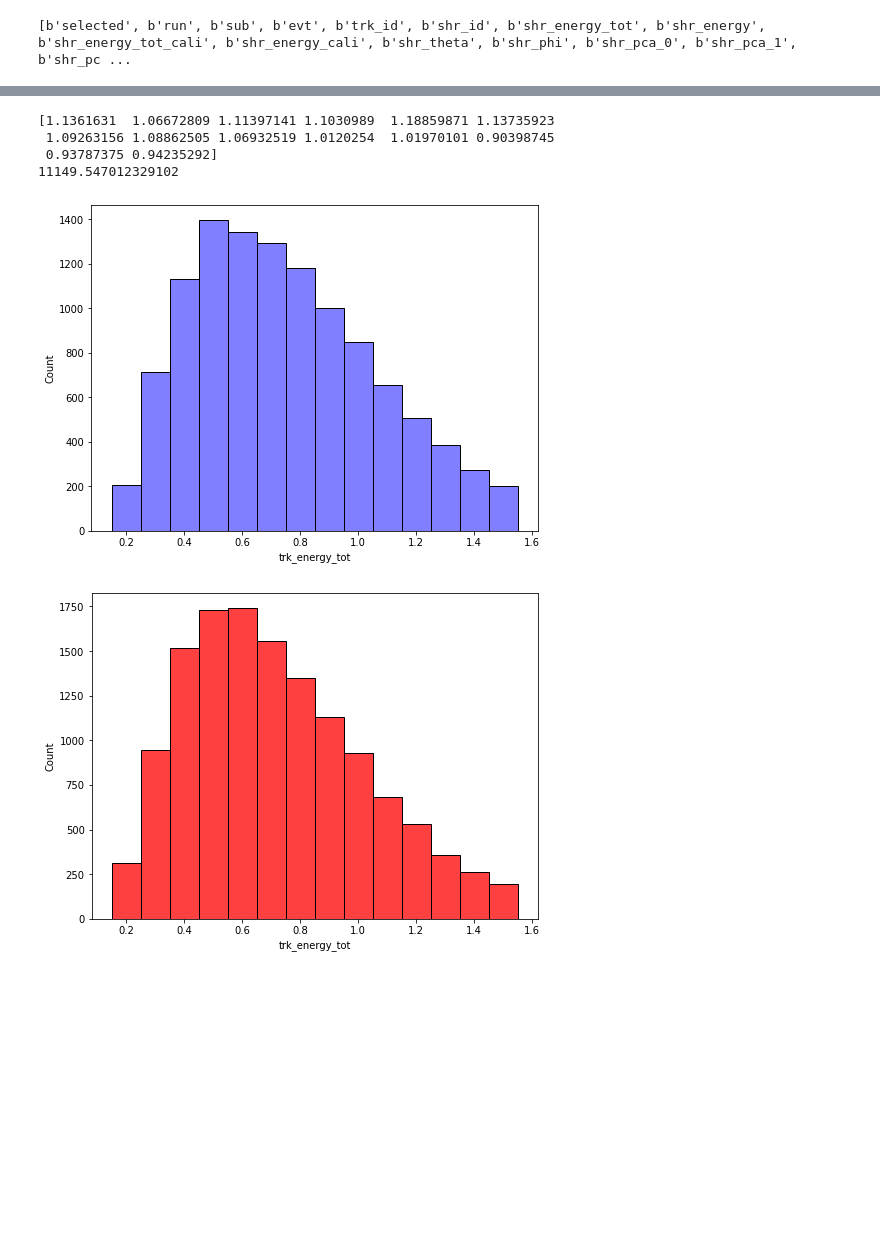
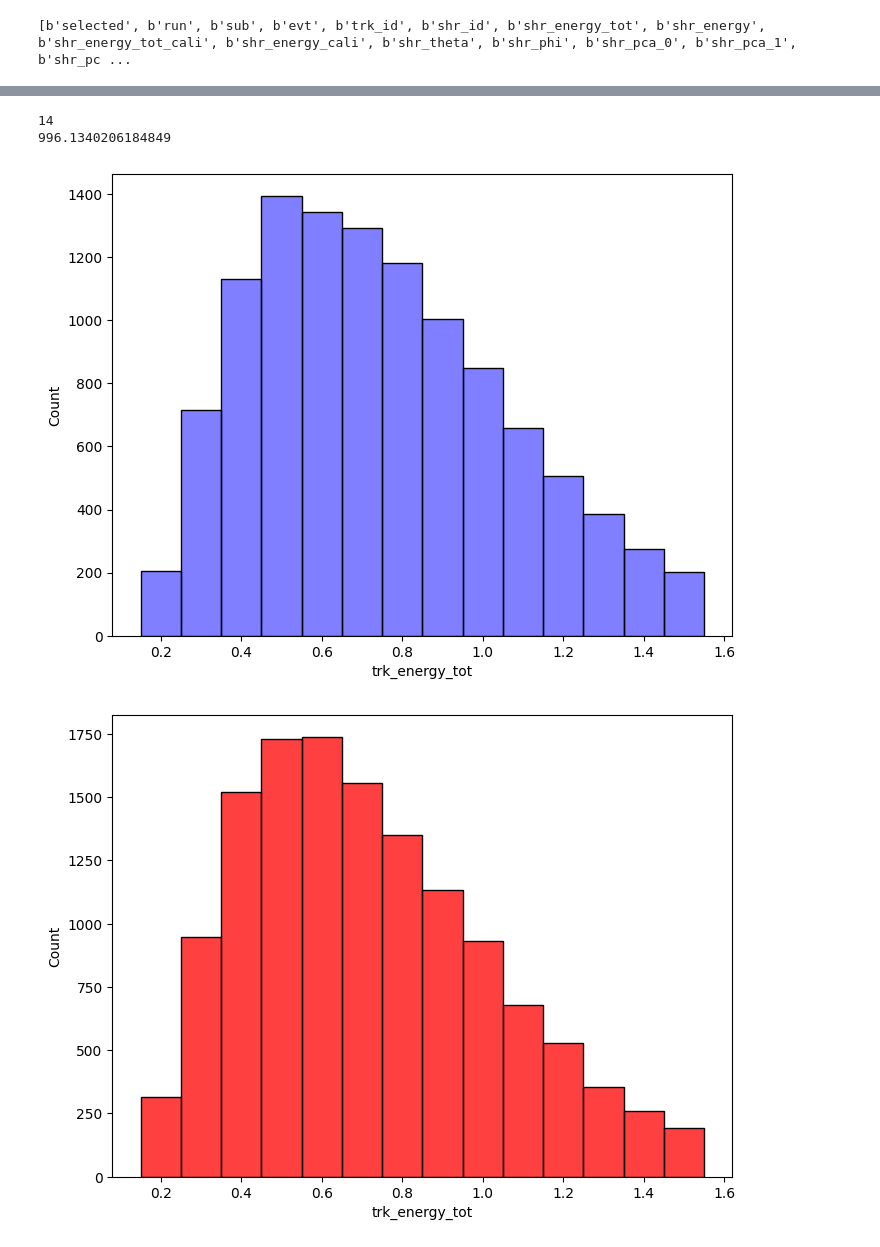
Before and after one commit to finnerudo/MScproject, a Jupyter notebook: Plotting_numu.ipynb, the cells around one changed output, grey strips where cells are left out. Drawn from its saved outputs; the diff is of its cells as text; code cells hidden in the pictures; blank space fills up the shorter version.

```diff
--- a/Plotting_numu.ipynb
+++ b/Plotting_numu.ipynb
@@ -347,39 +355,37 @@ bins_position = (bins_array[:-1] + bins_array[1:]) / 2
 MC_bars = MC.patches
 heights_MC = [patch.get_height() for patch in MC_bars]
 y = heights_MC[:14]
 
 
 
 #Get height of bins
 Real_figure = plt.figure(figsize=(8,6))
 Data = sns.histplot(data=df_data_real, x='trk_energy_tot', bins=bins, color= 'red', multiple = 'layer', palette = "Set1")
 bars = Data.patches
 heights = [patch.get_height() for patch in bars]
 y_real = heights[:14]
 y_real = np.array(y_real)
 
 
 #Height of bin for EXT file
 EXT_figure = plt.figure(figsize=(8,6))
-EXT = sns.histplot(data=df_data_EXT, x='trk_energy_tot', bins=bins, color = 'red', alpha = 0.5, weights = 1/3.888, palette = 'deep')
+EXT = sns.histplot(data=df_data_EXT, x='trk_energy_tot', bins=bins, color = 'red', alpha = 0.5, weights = 1/3.88, palette = 'deep')
 bars = EXT.patches
 heights_EXT = [patch.get_height() for patch in bars]
 y_EXT = heights_EXT[:14]
 
 MC_EXT_bins = np.add(heights_MC,heights_EXT)
 
 test = y_real/MC_EXT_bins
 
 
 
-print(test)
+print(len(MC_EXT_bins))
 
 
-print(np.sum(y))
+print(np.sum(y_EXT))
 # %% [output]
-[1.1361631  1.06672809 1.11397141 1.1030989  1.18859871 1.13735923
- 1.09263156 1.08862505 1.06932519 1.0120254  1.01970101 0.90398745
- 0.93787375 0.94235292]
-11149.547012329102
+14
+996.1340206184849
-[figure, old version]
+[figure, new version]
-[figure, old version]
+[figure, new version]
```
Also changed, not shown: parts of 18 cells of this notebook, 8 other files.
